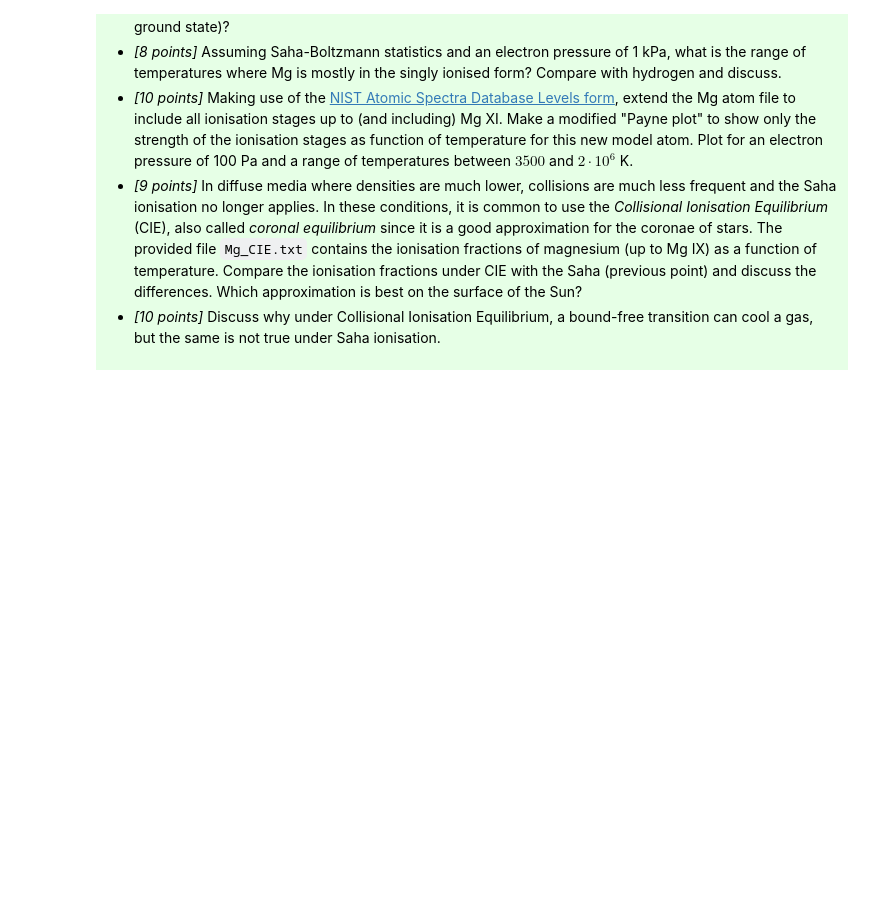
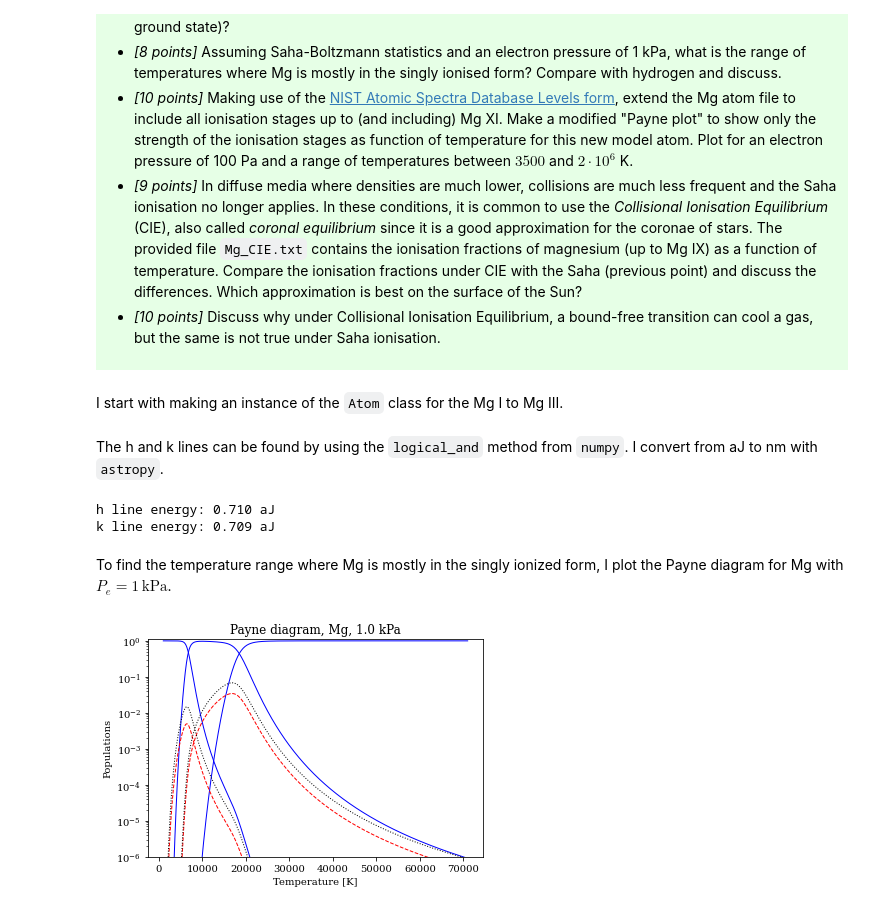
Before and after one commit to JohanCarlsen/ast-4310, a Jupyter notebook: project-1/project1_student.ipynb, the cells around one changed output. Drawn from its saved outputs; the diff is of its cells as text; code cells hidden in the pictures; blank space fills up the shorter version.

```diff
--- a/project-1/project1_student.ipynb
+++ b/project-1/project1_student.ipynb
@@ -249,0 +375,34 @@ The provided file `MgI-III.txt` contains the energy levels of neutral and singly
+# %% [markdown]
+I start with making an instance of the `Atom` class for the Mg I to Mg III.
+# %%
+mgi_iii = Atom('MgI-III.txt')
+# %% [markdown]
+The h and k lines can be found by using the `logical_and` method from `numpy`. I convert from aJ to nm with `astropy`.
+# %%
+# Extract the second ionization stage of Mg, ie. Mg II
+# and convert to units of nm
+wave_aJ = mgi_iii.chi[1, :]
+wave_nm = wave_aJ.to('nm', equivalencies=units.spectral())
+
+# Get the index of the h and k lines
+h_line_idx = np.logical_and(wave_nm.value >= 279.6, wave_nm.value <= 279.7)
+k_line_idx = np.logical_and(wave_nm.value >= 280.3, wave_nm.value <= 2280.4)
+
+# Get the energies for the h and k lines
+h_line = wave_aJ[h_line_idx]
+k_line = wave_aJ[k_line_idx]
+
+print(f'h line energy: {h_line[0]:.3f}')
+print(f'k line energy: {k_line[0]:.3f}')
+# %% [output]
+h line energy: 0.710 aJ
+k line energy: 0.709 aJ
+# %% [markdown]
+To find the temperature range where Mg is mostly in the singly ionized form, I plot the Payne diagram for Mg with $P_e=1\,\mathrm{kPa}$.
+# %%
+P_e = 1000 * units.Pa
+temps = np.linspace(1e3, 7.1e4, 500) * units.K
+mgi_iii.plot_payne(temps, P_e)
+plt.title(f'Payne diagram, Mg, {P_e.to(units.kPa):.1f}');
+# %% [output]
+[figure, added]
```
Also changed, not shown: parts of 40 cells of this notebook, 10 other files.
